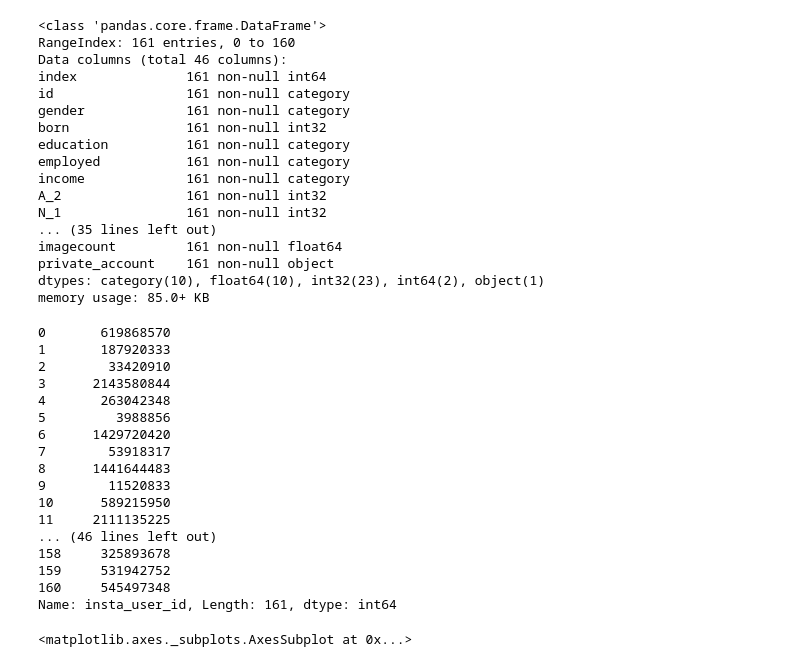
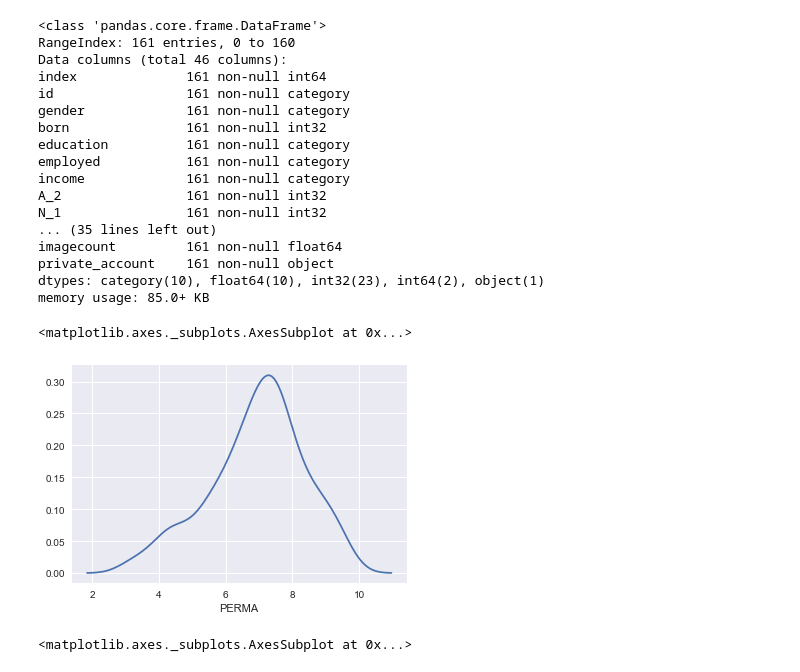
Before and after one commit to JeroenSchmidt/UvA-DSF-group, a Jupyter notebook: uc2/exploration_notebooks/rafael/Initial EDA.ipynb, the cells around one changed output. Cells and saved outputs as stored; diff of their text form; code cells hidden in the pictures.

```diff
--- a/uc2/exploration_notebooks/rafael/Initial EDA.ipynb
+++ b/uc2/exploration_notebooks/rafael/Initial EDA.ipynb
@@ -252,26 +301,11 @@ imagecount         161 non-null float64
 private_account    161 non-null object
 dtypes: category(10), float64(10), int32(23), int64(2), object(1)
 memory usage: 85.0+ KB
-# %%
-df_survey.insta_user_id
-# %% [output]
-0       619868570
-1       187920333
-2        33420910
-3      2143580844
-4       263042348
-5         3988856
-6      1429720420
-7        53918317
-8      1441644483
-9        11520833
-10      589215950
-11     2111135225
-... (46 lines left out)
-158     325893678
-159     531942752
-160     545497348
-Name: insta_user_id, Length: 161, dtype: int64
+# %%
+sns.distplot(df_survey.PERMA, hist=False)
+# %% [output]
+<matplotlib.axes._subplots.AxesSubplot at 0x...>
+[figure, added]
 # %%
 sns.distplot(df_img_data.groupby('user_id').count().image_id, hist=False)
 # %% [output]
```
Also changed, not shown: parts of 25 cells of this notebook.
